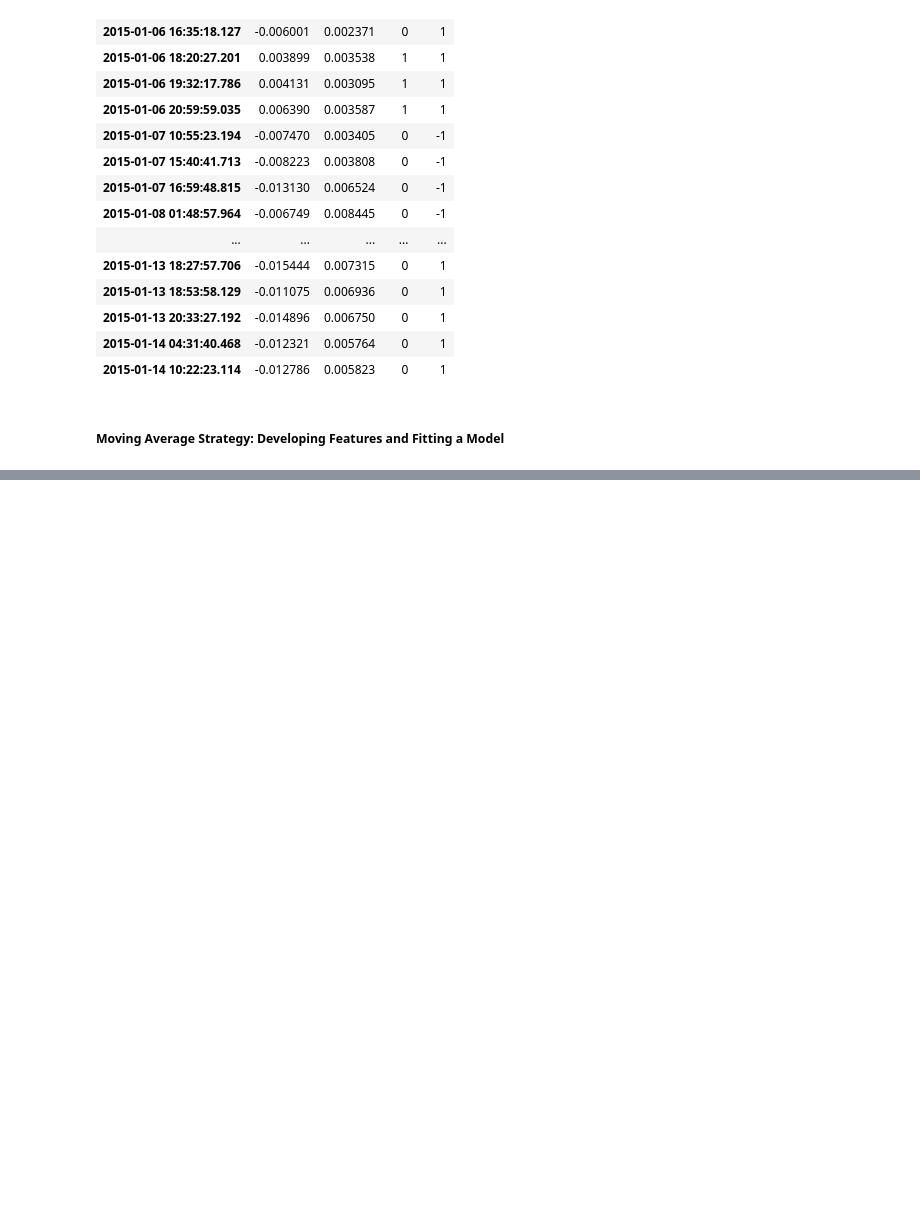
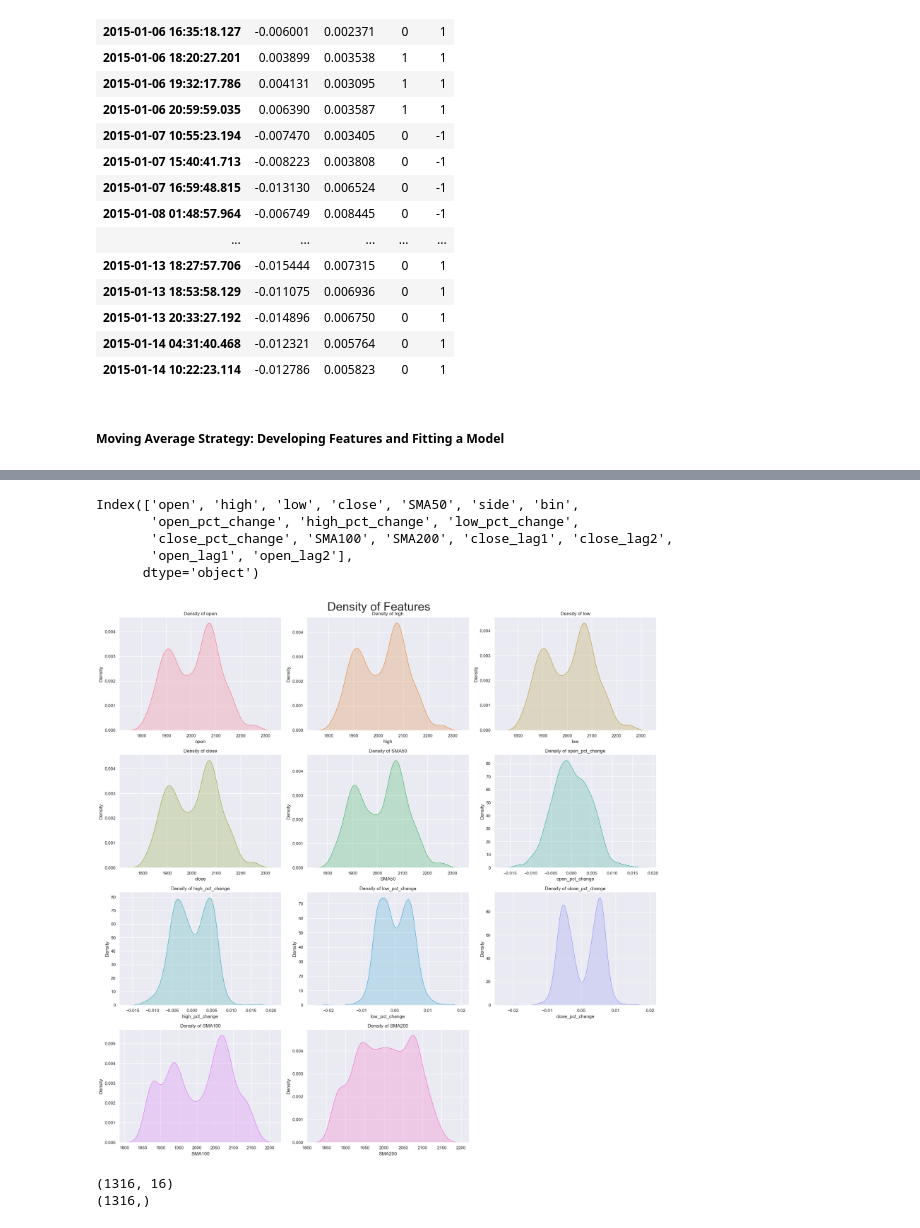
Before and after one commit to RazDwa1923/MFIN_Course, a Jupyter notebook: HW 2/HW 2 Notebook_v1.ipynb, the cells around one changed output, grey strips where cells are left out. Cells and saved outputs as stored; diff of their text form; code cells hidden in the pictures; blank space fills up the shorter version.

```diff
--- a/HW 2/HW 2 Notebook_v1.ipynb
+++ b/HW 2/HW 2 Notebook_v1.ipynb
@@ -443,0 +451,11 @@ data.head(25)
+# %%
+# creating a list of columns to keep
+
+# columns to keep
+columns2keep = ['open', 'high' ,'low','close', 'SMA50', 'side', 'bin']
+
+# creating a smaller dataset with only the features and labels
+data_ml = data[columns2keep]
+
+# checking the first few rows of the data_ml
+data_ml.head(25)
@@ -443,0 +542,54 @@ data.head(25)
+# %%
+# getting list of columns in the data_ml
+data_ml.columns
+# %% [output]
+Index(['open', 'high', 'low', 'close', 'SMA50', 'side', 'bin',
+       'open_pct_change', 'high_pct_change', 'low_pct_change',
+       'close_pct_change', 'SMA100', 'SMA200', 'close_lag1', 'close_lag2',
+       'open_lag1', 'open_lag2'],
+      dtype='object')
+# %%
+# high-level visualizations of the data: Viewing the density of the features
+
+import numpy as np
+import pandas as pd
+import seaborn as sns
+import matplotlib.pyplot as plt
+
+# Assuming data_ml is already defined and contains the vis_cols
+vis_cols = ['open', 'high', 'low', 'close', 'SMA50', 'open_pct_change', 'high_pct_change', 'low_pct_change', 'close_pct_change', 'SMA100', 'SMA200']
+
+# Generate a color palette with a different color for each subplot
+palette = sns.color_palette('husl', len(vis_cols))
+
+# Plotting the density of the features
+plt.figure(figsize=(20, 20))
+for i, (col, color) in enumerate(zip(vis_cols, palette)):
+    plt.subplot(4, 3, i+1)
+    sns.kdeplot(data_ml[col], fill=True, color=color)
+    plt.title(f'Density of {col}')
+    plt.xlabel(col)
+    plt.ylabel('Density')
+    sns.despine()
+
+# Adding title
+plt.suptitle('Density of Features', fontsize=30)
+
+# Adjust the layout
+plt.tight_layout()
+
+# displaying the plot
+plt.show()
+# %% [output]
+[figure, added]
+# %%
+# splitting the data into features and labels. I will be predicting the 'bin' column all other columns in the 'data_ml' dataframe will be the features
+X = data_ml.drop(columns='bin')
+y = data_ml['bin']
+
+# checking the shape of X and y
+print(X.shape)
+print(y.shape)
+# %% [output]
+(1316, 16)
+(1316,)
```
Also changed, not shown: parts of 12 cells of this notebook.
